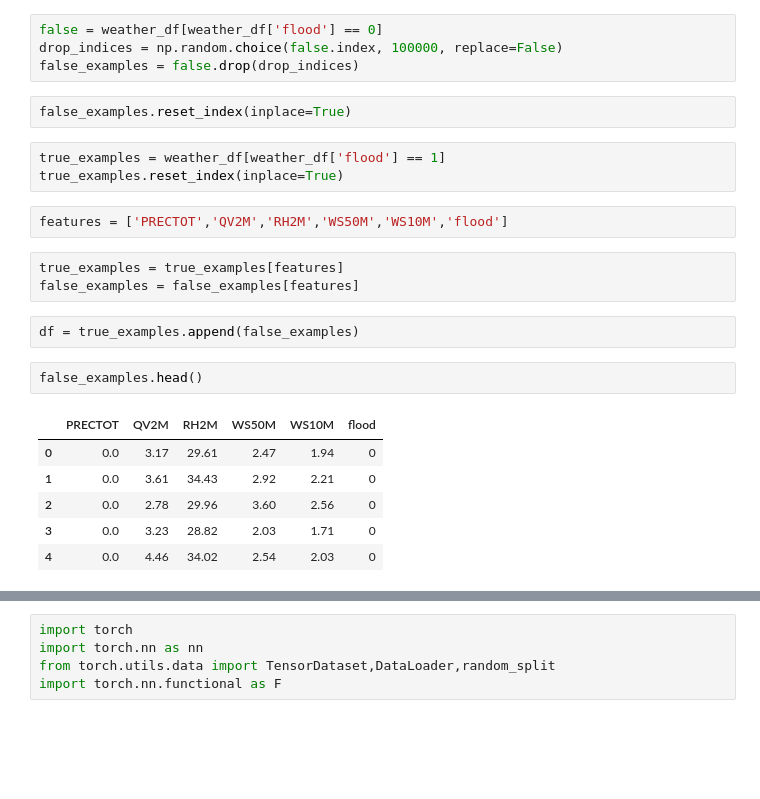
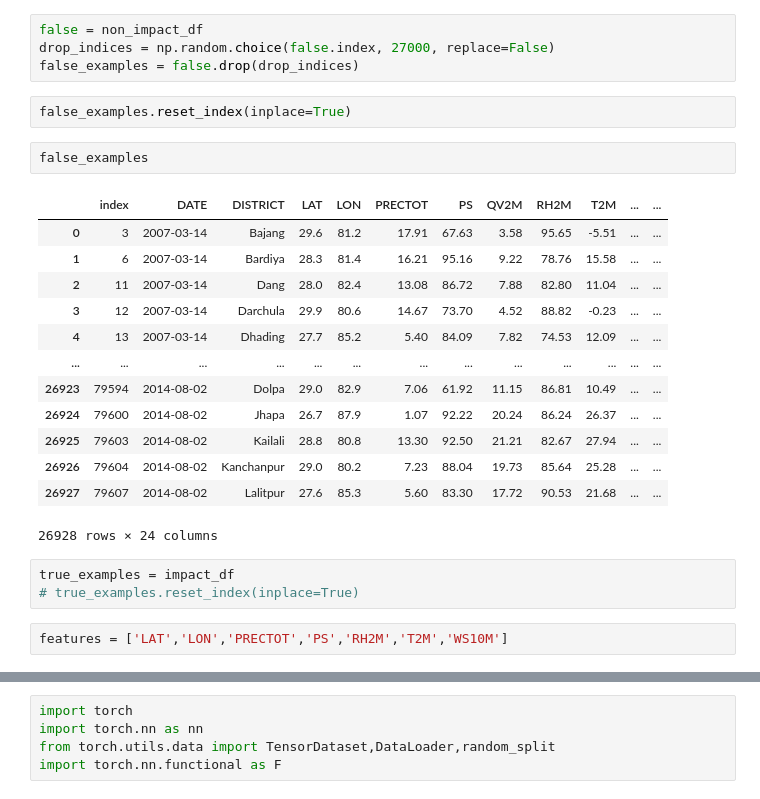
Before and after one commit to ashimdahal/FRIDA-TEAM_AIR, a Jupyter notebook: landslides/data_analysics_for_landslides_detection.ipynb, the cells around one changed output, grey strips where cells are left out. Saved outputs shown, nothing was run; the diff lists cells and outputs as text; blank space fills up the shorter version.

```diff
--- a/landslides/data_analysics_for_landslides_detection.ipynb
+++ b/landslides/data_analysics_for_landslides_detection.ipynb
@@ -338,25 +292,27 @@ Name: flood, dtype: int64
 # %%
-false = weather_df[weather_df['flood'] == 0]
-drop_indices = np.random.choice(false.index, 100000, replace=False)
+false = non_impact_df
+drop_indices = np.random.choice(false.index, 27000, replace=False)
 false_examples = false.drop(drop_indices)
 # %%
 false_examples.reset_index(inplace=True)
+# %%
+false_examples
+# %% [output]
+|  | index | DATE | DISTRICT | LAT | LON | PRECTOT | PS | QV2M | RH2M | T2M | ... | ... |
+| 0 | 3 | 2007-03-14 | Bajang | 29.6 | 81.2 | 17.91 | 67.63 | 3.58 | 95.65 | -5.51 | ... | ... |
+| 1 | 6 | 2007-03-14 | Bardiya | 28.3 | 81.4 | 16.21 | 95.16 | 9.22 | 78.76 | 15.58 | ... | ... |
+| 2 | 11 | 2007-03-14 | Dang | 28.0 | 82.4 | 13.08 | 86.72 | 7.88 | 82.80 | 11.04 | ... | ... |
+| 3 | 12 | 2007-03-14 | Darchula | 29.9 | 80.6 | 14.67 | 73.70 | 4.52 | 88.82 | -0.23 | ... | ... |
+| 4 | 13 | 2007-03-14 | Dhading | 27.7 | 85.2 | 5.40 | 84.09 | 7.82 | 74.53 | 12.09 | ... | ... |
+| ... | ... | ... | ... | ... | ... | ... | ... | ... | ... | ... | ... | ... |
+| 26923 | 79594 | 2014-08-02 | Dolpa | 29.0 | 82.9 | 7.06 | 61.92 | 11.15 | 86.81 | 10.49 | ... | ... |
+| 26924 | 79600 | 2014-08-02 | Jhapa | 26.7 | 87.9 | 1.07 | 92.22 | 20.24 | 86.24 | 26.37 | ... | ... |
+| 26925 | 79603 | 2014-08-02 | Kailali | 28.8 | 80.8 | 13.30 | 92.50 | 21.21 | 82.67 | 27.94 | ... | ... |
+| 26926 | 79604 | 2014-08-02 | Kanchanpur | 29.0 | 80.2 | 7.23 | 88.04 | 19.73 | 85.64 | 25.28 | ... | ... |
+| 26927 | 79607 | 2014-08-02 | Lalitpur | 27.6 | 85.3 | 5.60 | 83.30 | 17.72 | 90.53 | 21.68 | ... | ... |
+26928 rows × 24 columns
 # %%
-true_examples = weather_df[weather_df['flood'] == 1]
-true_examples.reset_index(inplace=True)
+true_examples = impact_df
+# true_examples.reset_index(inplace=True)
 # %%
-features = ['PRECTOT','QV2M','RH2M','WS50M','WS10M','flood']
+features = ['LAT','LON','PRECTOT','PS','RH2M','T2M','WS10M']
-# %%
-true_examples = true_examples[features]
-false_examples = false_examples[features]
-# %%
-df = true_examples.append(false_examples)
-# %%
-false_examples.head()
-# %% [output]
-|  | PRECTOT | QV2M | RH2M | WS50M | WS10M | flood |
-| 0 | 0.0 | 3.17 | 29.61 | 2.47 | 1.94 | 0 |
-| 1 | 0.0 | 3.61 | 34.43 | 2.92 | 2.21 | 0 |
-| 2 | 0.0 | 2.78 | 29.96 | 3.60 | 2.56 | 0 |
-| 3 | 0.0 | 3.23 | 28.82 | 2.03 | 1.71 | 0 |
-| 4 | 0.0 | 4.46 | 34.02 | 2.54 | 2.03 | 0 |
```
Also changed, not shown: parts of 47 cells of this notebook.
